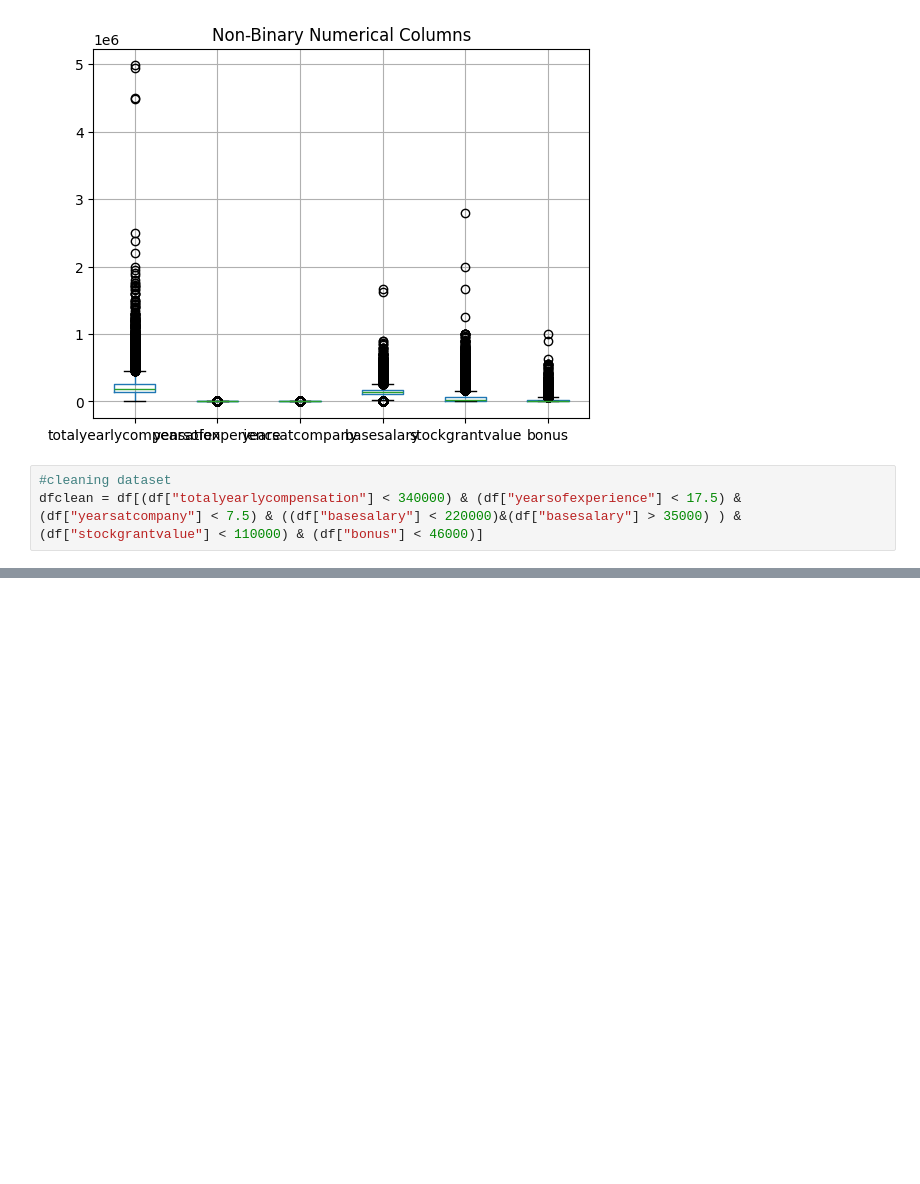
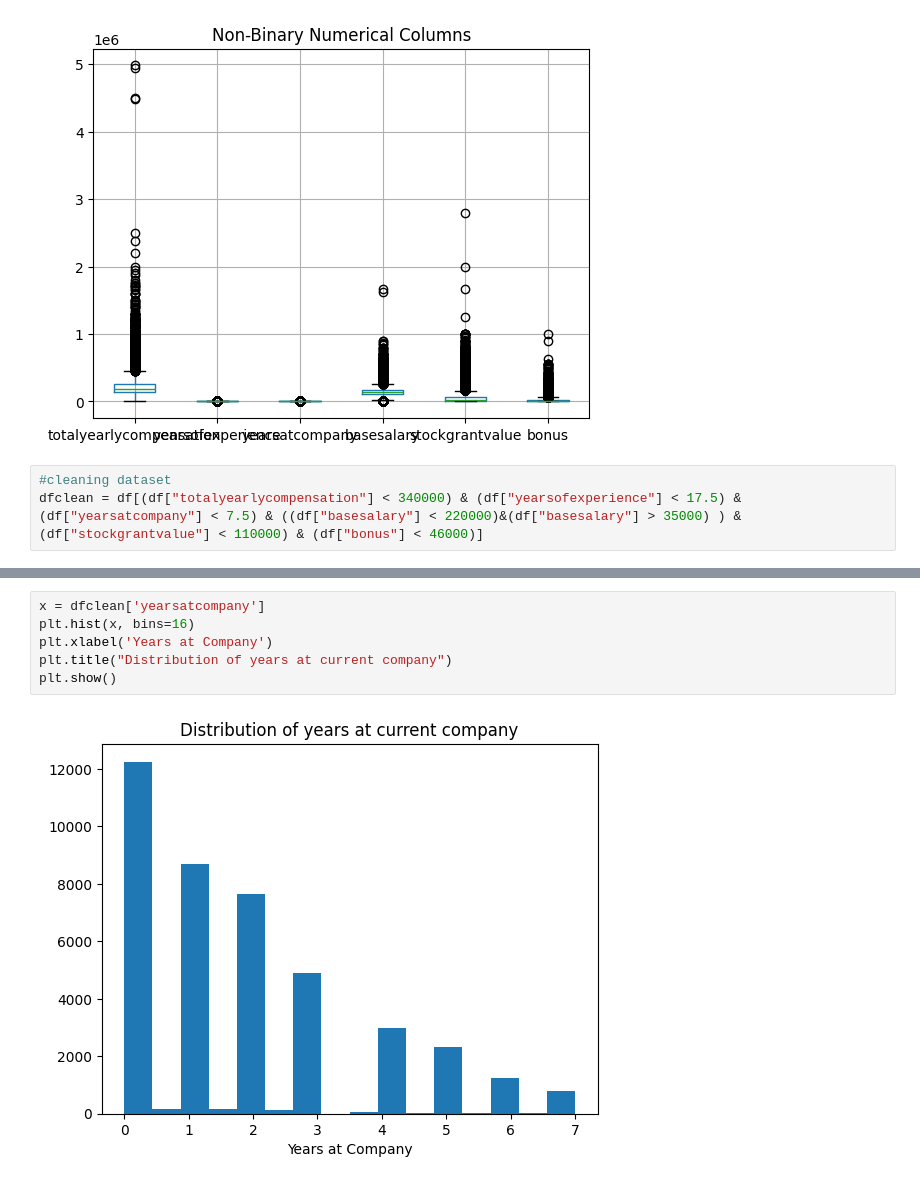
Before and after one commit to drakonic-fury/DTSC-2302-FP, a Jupyter notebook: project.ipynb, the cells around one changed output, grey strips where cells are left out. Cells and saved outputs as stored; diff of their text form; blank space fills up the shorter version.

```diff
--- a/project.ipynb
+++ b/project.ipynb
@@ -116,0 +118,8 @@ plt.show()
+# %%
+x = dfclean['yearsatcompany']
+plt.hist(x, bins=16)
+plt.xlabel('Years at Company')
+plt.title("Distribution of years at current company")
+plt.show()
+# %% [output]
+[figure, added]
```
Also changed, not shown: parts of 3 cells of this notebook.
